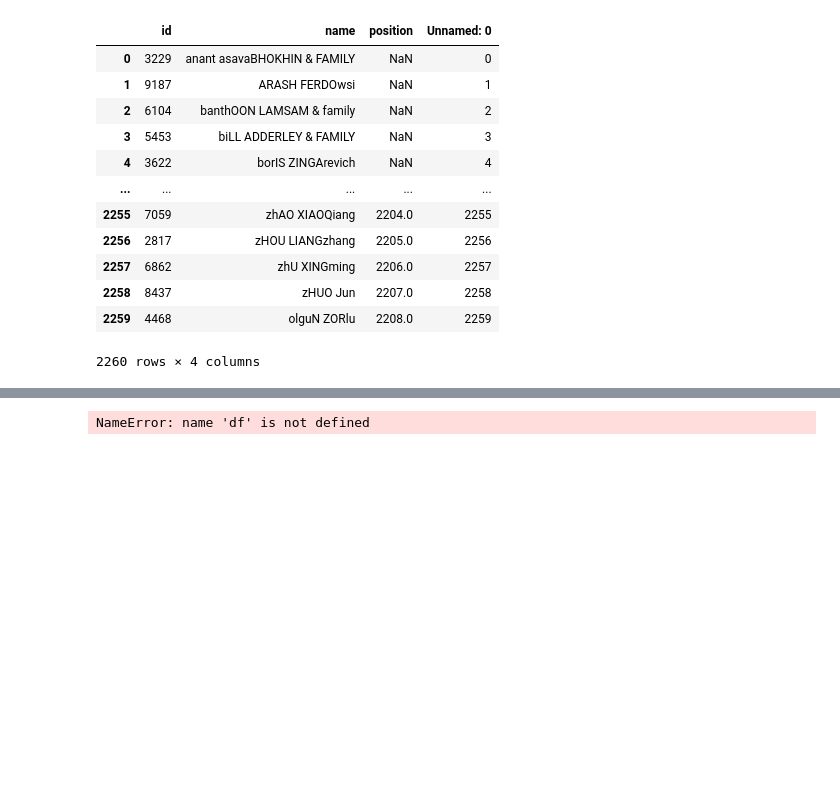
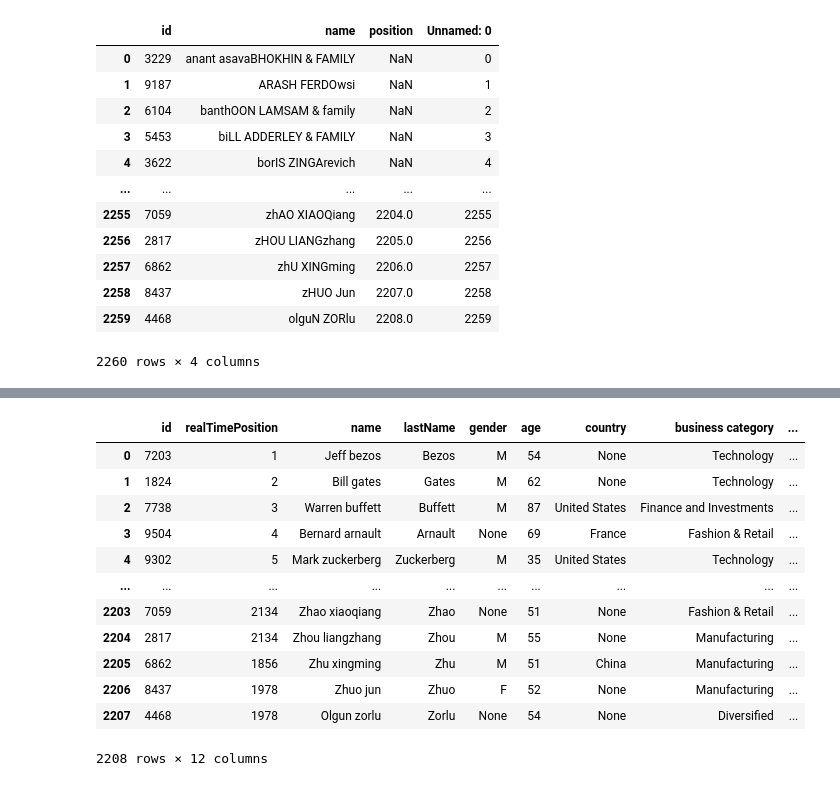
Before and after one commit to abamendez/-Ironhack-Module-1-Project---Abacuc-Mendez-, a Jupyter notebook: notebooks/Untitled.ipynb, the cells around one changed output, grey strips where cells are left out. Cells and saved outputs as stored; diff of their text form; code cells hidden in the pictures; blank space fills up the shorter version.

```diff
--- a/notebooks/Untitled.ipynb
+++ b/notebooks/Untitled.ipynb
@@ -75,0 +56,6 @@ business_info_clean
+# %%
+business_info_clean = drop_cols_threshold (business_info, 40)
+business_info_clean= business_info_clean.drop(['Unnamed: 0'], axis=1)
+business_info_clean[['business category ','company name']] = business_info_clean.Source.str.split(" ==> ",expand=True)
+business_info_clean.drop(columns =["Source"], inplace = True)
+business_info_clean
@@ -110,0 +93,15 @@ personal_info_clean
+# %%
+personal_info_clean = drop_cols_threshold(personal_info, 40)
+personal_info_clean = personal_info_clean.drop(['Unnamed: 0'], axis=1)
+personal_info_clean['gender'] = personal_info_clean['gender'].str.replace('Male', 'M')
+personal_info_clean['gender'] = personal_info_clean['gender'].str.replace('Female', 'F')
+personal_info_clean['lastName'] = personal_info_clean['lastName'].str.capitalize()
+personal_info_clean['age'] = personal_info_clean['age'].str.replace(' years old', '')
+personal_info_clean['age'] = personal_info_clean['age'].fillna(-1)
+personal_info_clean['age'] = personal_info_clean['age'].astype(int)
+personal_info_clean['age'] = personal_info_clean['age'].apply(lambda x: 2020-x if x > 200 else x)
+personal_info_clean['age'] = personal_info_clean['age'].astype(str)
+personal_info_clean['age'] = personal_info_clean['age'].replace('-1', np.nan)
+personal_info_clean.dtypes
+
+personal_info_clean
@@ -150,7 +159,28 @@ ValueError: The truth value of a DataFrame is ambiguous. Use a.empty, a.bool(),
+# %%
+forbes_info=pd.merge(business_info_clean, personal_info_clean, on='id')
+forbes_info=pd.merge(forbes_info, rank_info_clean, on='id')
+
+
+forbes_info=forbes_info[['id', 'realTimePosition', 'name', 'lastName', 'gender', 'age', 'country', 'business category ', 'company name', 'worth', 'worthChange', 'image']]
+
+forbes_info
+# %% [output]
+|  | id | realTimePosition | name | lastName | gender | age | country | business category | ... |
+| 0 | 7203 | 1 | Jeff bezos | Bezos | M | 54 | None | Technology | ... |
+| 1 | 1824 | 2 | Bill gates | Gates | M | 62 | None | Technology | ... |
+| 2 | 7738 | 3 | Warren buffett | Buffett | M | 87 | United States | Finance and Investments | ... |
+| 3 | 9504 | 4 | Bernard arnault | Arnault | None | 69 | France | Fashion & Retail | ... |
+| 4 | 9302 | 5 | Mark zuckerberg | Zuckerberg | M | 35 | United States | Technology | ... |
+| ... | ... | ... | ... | ... | ... | ... | ... | ... | ... |
+| 2203 | 7059 | 2134 | Zhao xiaoqiang | Zhao | None | 51 | None | Fashion & Retail | ... |
+| 2204 | 2817 | 2134 | Zhou liangzhang | Zhou | M | 55 | None | Manufacturing | ... |
+| 2205 | 6862 | 1856 | Zhu xingming | Zhu | M | 51 | China | Manufacturing | ... |
+| 2206 | 8437 | 1978 | Zhuo jun | Zhuo | F | 52 | None | Manufacturing | ... |
+| 2207 | 4468 | 1978 | Olgun zorlu | Zorlu | None | 54 | None | Diversified | ... |
+2208 rows × 12 columns
 # %%
-"""output_folder = 'processed'
+output_folder = 'processed'
 if not os.path.exists(output_folder):
     os.mkdir(output_folder)
-.to_csv(f'{output_folder}/Billionaires_clean.csv', index=False)""""
+
+forbes_info.to_csv(f'{output_folder}/Billionaires_clean.csv', index=False)
-# %% [output]
-NameError: name 'df' is not defined
```
Also changed, not shown: parts of 10 cells of this notebook, 1 other file.
